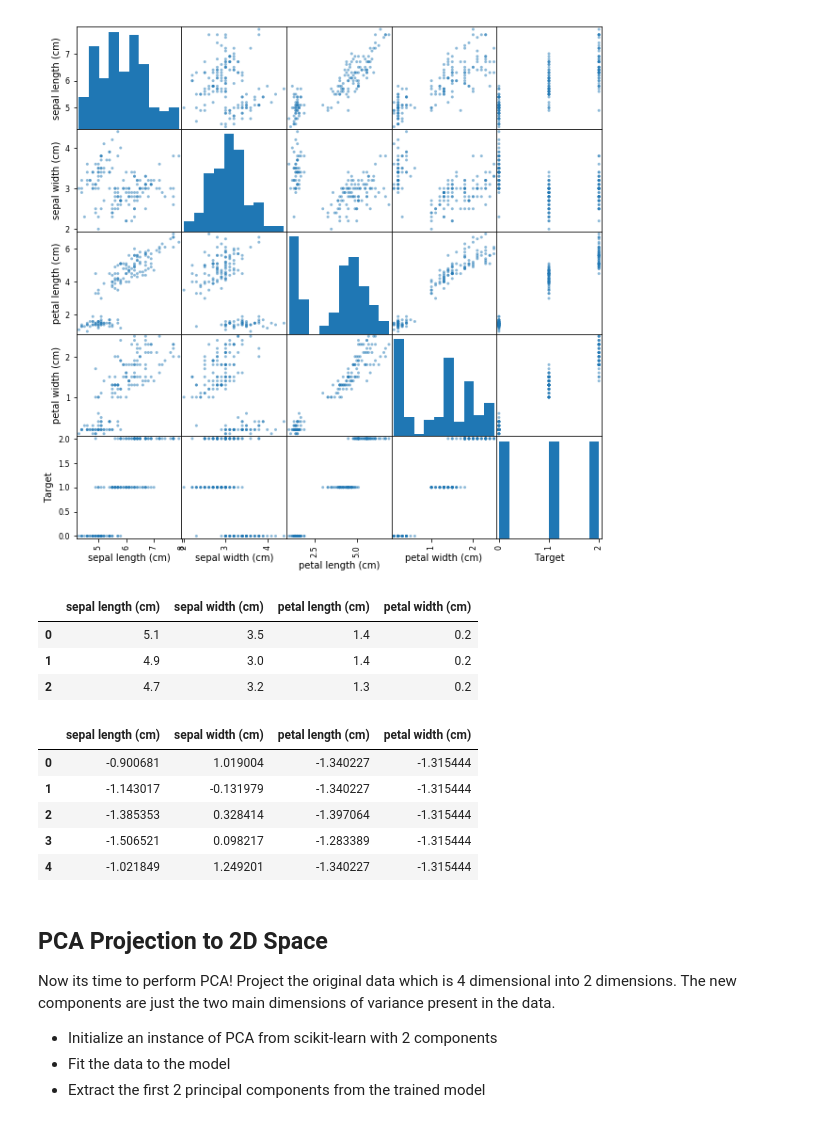
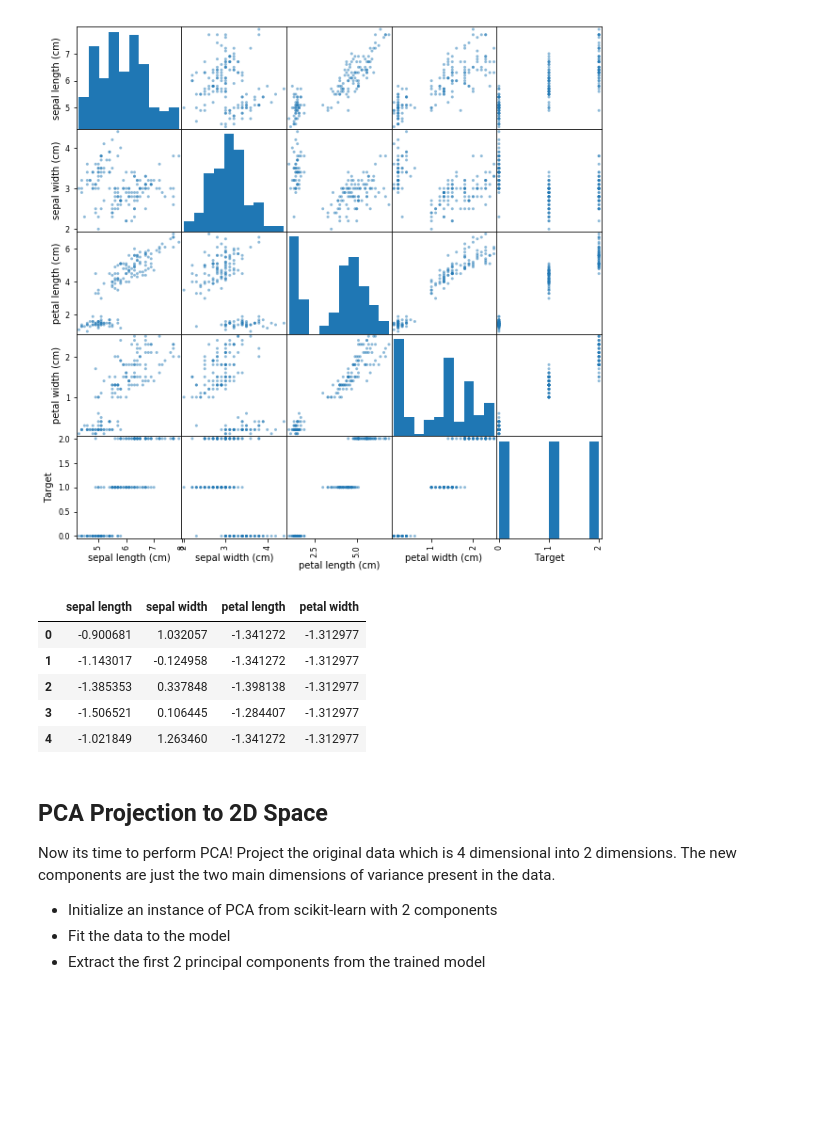
Before and after one commit to MissAle17/dsc-3-34-06-performing-principle-component-analysis-online-ds-sp-000, a Jupyter notebook: index.ipynb, the cells around one changed output. Cells and saved outputs as stored; diff of their text form; code cells hidden in the pictures; blank space fills up the shorter version.

```diff
--- a/index.ipynb
+++ b/index.ipynb
@@ -20,8 +20,7 @@ To practice PCA, you'll take a look at the iris dataset. Run the cell below to l
 from sklearn import datasets
 import pandas as pd
 
-iris = datasets.load_iris()
-df = pd.DataFrame(iris.data, columns=iris.feature_names)
-df['Target'] = iris.get('target')
-df.head()
+iris = pd.read_csv("https://archive.ics.uci.edu/ml/machine-learning-databases/iris/iris.data"
+                 , names=['sepal length','sepal width','petal length','petal width','target'])
+iris.head()
 # %% [output]
@@ -40,34 +39,26 @@ import matplotlib.pyplot as plt
 pd.plotting.scatter_matrix(df, figsize=(10,10));
 # %% [output]
 [figure]
-# %%
-# Create features and Target dataset
-Target = df['Target']
-
-features = df.drop('Target',axis=1)
-
-features.head(3)
-# Your code here
-# %% [output]
-|  | sepal length (cm) | sepal width (cm) | petal length (cm) | petal width (cm) |
-| 0 | 5.1 | 3.5 | 1.4 | 0.2 |
-| 1 | 4.9 | 3.0 | 1.4 | 0.2 |
-| 2 | 4.7 | 3.2 | 1.3 | 0.2 |
+# %%
+# Create features and Target dataset
+features = ['sepal length', 'sepal width', 'petal length', 'petal width']
+X = iris.loc[:, features].values
+y = iris.loc[:,['target']].values
+# Your code here
 # %%
 # Standardize the features
 from sklearn.preprocessing import StandardScaler
 
 # Your code here
-scaler = StandardScaler()
-scaled_df = pd.DataFrame(scaler.fit_transform(features), columns = features.columns)
-scaled_df.head()
+X = StandardScaler().fit_transform(X)
+pd.DataFrame(data = X, columns = features).head()
 # %% [output]
-|  | sepal length (cm) | sepal width (cm) | petal length (cm) | petal width (cm) |
-| 0 | -0.900681 | 1.019004 | -1.340227 | -1.315444 |
-| 1 | -1.143017 | -0.131979 | -1.340227 | -1.315444 |
-| 2 | -1.385353 | 0.328414 | -1.397064 | -1.315444 |
-| 3 | -1.506521 | 0.098217 | -1.283389 | -1.315444 |
-| 4 | -1.021849 | 1.249201 | -1.340227 | -1.315444 |
+|  | sepal length | sepal width | petal length | petal width |
+| 0 | -0.900681 | 1.032057 | -1.341272 | -1.312977 |
+| 1 | -1.143017 | -0.124958 | -1.341272 | -1.312977 |
+| 2 | -1.385353 | 0.337848 | -1.398138 | -1.312977 |
+| 3 | -1.506521 | 0.106445 | -1.284407 | -1.312977 |
+| 4 | -1.021849 | 1.263460 | -1.341272 | -1.312977 |
 # %% [markdown]
 ## PCA Projection to 2D Space
 
```
Also changed, not shown: parts of 10 cells of this notebook.
